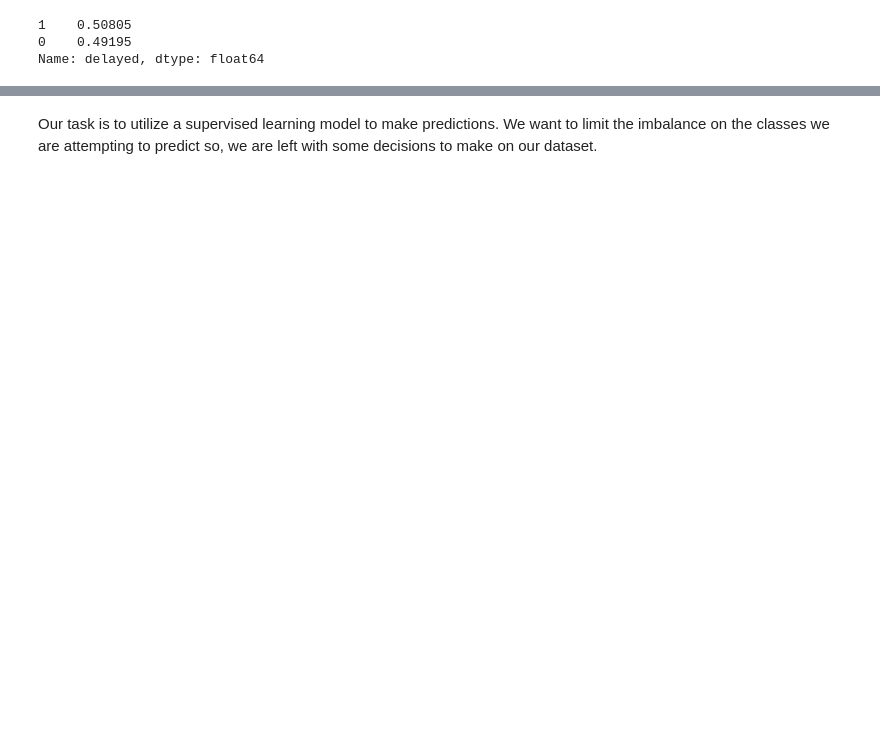
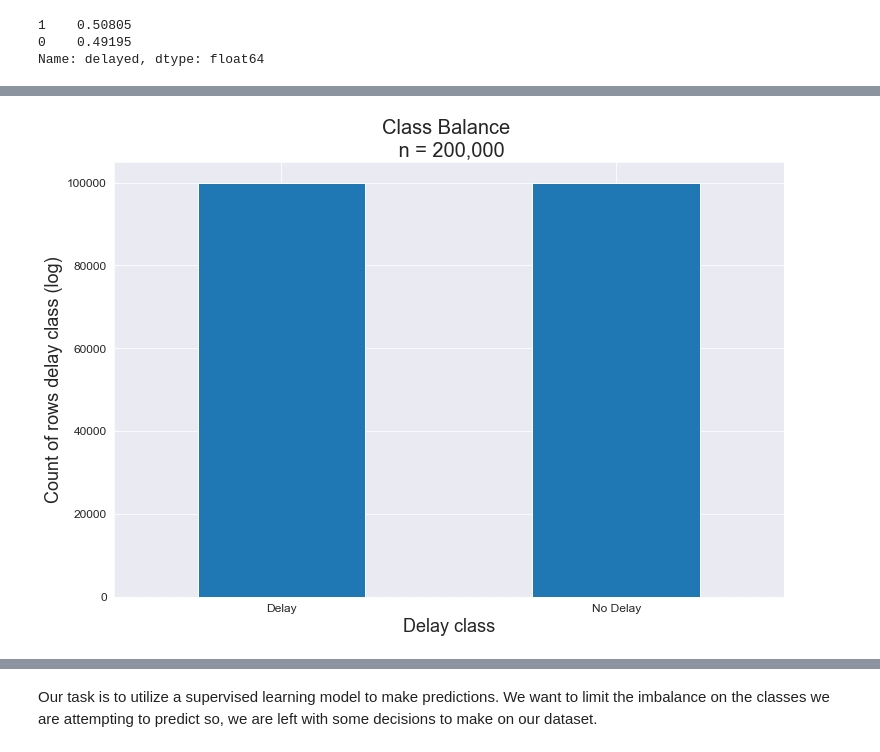
Before and after one commit to nvbergen/predicting_air_delays, a Jupyter notebook: Code/03_model.ipynb, the cells around one changed output, grey strips where cells are left out. Saved outputs shown, nothing was run; the diff lists cells and outputs as text; code cells hidden in the pictures; blank space fills up the shorter version.

```diff
--- a/Code/03_model.ipynb
+++ b/Code/03_model.ipynb
@@ -154,6 +168,5 @@ flights['delayed'].value_counts( normalize =True)
 0    0.49195
 Name: delayed, dtype: float64
 # %%
-#total delay time.
-#write a function that takes a series and sums values across axis one and return that value
-flights['total_delay_minutes'] = flights[['carrier_delay', 'weather_delay', 'nas_delay', 'security_delay','late_aircraft_delay']].sum(axis=1)
+#dropping all other delay related categories
+flights = flights.drop(columns =['carrier_delay', 'weather_delay', 'nas_delay', 'security_delay','late_aircraft_delay', 'delay_class'])
@@ -171,5 +177,11 @@ Index(['year', 'month', 'day_of_month', 'day_of_week', 'fl_date', 'airline',
+# %%
+ontime = flights[flights['delayed']==0]
+delayed = flights[flights['delayed']==1]
 # %%
-sample = flights.sample(frac=.05, random_state =42).reset_index()
+sample_0 = ontime.sample(n = 100_000, random_state =42, ignore_index = True)
+sample_1 = delayed.sample(n = 100_000, random_state =42, ignore_index = True)
+# %%
+sample = sample_0.append(sample_1, ignore_index = True)
 # %%
 sample.info()
 # %% [output]
@@ -201,0 +221,13 @@ sample.head()
+# %%
+fig, ax = plt.subplots();
+sample['delayed'].value_counts().plot(kind ='bar', figsize = (12,8));
+ticks = ax.get_xticks()
+sns.set_style('darkgrid')
+plt.title(f'Class Balance \n n = {sample.shape[0] :,}', size = 20);
+plt.xticks(ticks = ticks, labels =['Delay','No Delay'], rotation = 0, fontsize = 12)
+plt.xlabel('Delay class', size = 18 )
+plt.ylabel('Count of rows delay class (log)', size = 18 )
+plt.yticks(fontsize = 12);
+plt.savefig("../Assets/class_imbal.pdf", bbox_inches="tight")
+# %% [output]
+[figure, new version]
```
Also changed, not shown: parts of 73 cells of this notebook.
